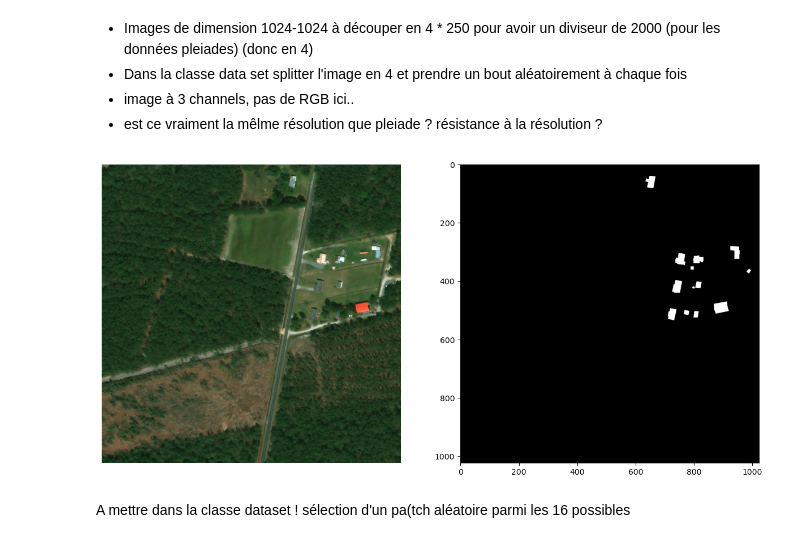
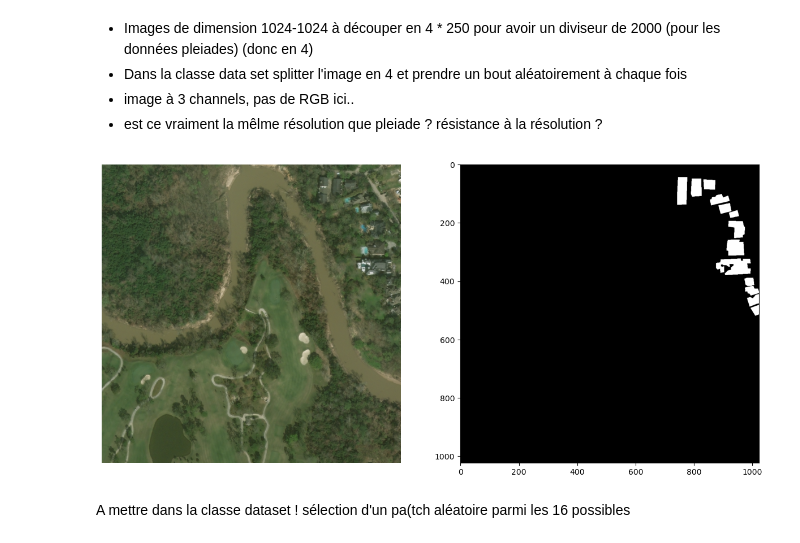
Before and after one commit to InseeFrLab/detection-habitat-spontane, a Jupyter notebook: notebooks/used_labelled_data.ipynb, the cells around one changed output. Drawn from its saved outputs; the diff is of its cells as text; code cells hidden in the pictures.

```diff
--- a/notebooks/used_labelled_data.ipynb
+++ b/notebooks/used_labelled_data.ipynb
@@ -39,10 +46,18 @@ liste_target  = sorted(os.listdir("train/targets/")) # le masque de segmentation
 # %%
 selec_pre_disaster = [nom_image.split("_")[2] == "pre" for nom_image in liste_image]
-liste_image = np.array(liste_image)[selec_pre_disaster]
-liste_label = np.array(liste_label)[selec_pre_disaster]
-liste_target = np.array(liste_target)[selec_pre_disaster]
+selec_tout_sauf_social_fire = [ not nom_image.split("_")[0] in ["social-fire","palu-tsunami"] for nom_image in liste_image]
 
-print(np.sum(selec_pre_disaster)) # 3000 images pour s'entrainer avec des exemples entourés
+selec_train = np.array(selec_pre_disaster) * selec_tout_sauf_social_fire
+selec_val = np.array(selec_pre_disaster) * list(map(lambda x: not x, selec_tout_sauf_social_fire))
 
-train_images_paths = ["train/images/" + elt for elt in liste_image]
-train_masks_paths = ["train/targets/" + elt for elt in liste_target]
+
+train_images_paths = ["train/images/" + elt for elt in np.array(liste_image)[selec_train]]
+train_masks_paths = ["train/targets/" + elt for elt in np.array(liste_target)[selec_train]]
+
+valid_images_paths = ["train/images/" + elt for elt in np.array(liste_image)[selec_val]]
+valid_masks_paths = ["train/targets/" + elt for elt in np.array(liste_target)[selec_val]]
+
+
+sum(selec_pre_disaster)
+sum(selec_train)
+sum(selec_val)
@@ -54,23 +71,23 @@ train_masks_paths = ["train/targets/" + elt for elt in liste_target]
 - image à 3 channels, pas de RGB ici..
 - est ce vraiment la mêlme résolution que pleiade ? résistance à la résolution ?
 # %%
-img = Image.open(train_images_paths[30]) # 30 ok
+img = Image.open(train_images_paths[350]) # 30 ok
 img = img.resize((1000,1000))
 
-masque = Image.open(train_masks_paths[30])
+masque = Image.open(train_masks_paths[350])
 masque = np.array(masque)
-show_mask = np.empty((*masque.shape, 3))
+show_mask = np.zeros((*masque.shape, 3))
 show_mask[masque == 1, :] = [255,255,255]
 show_mask = show_mask.astype(np.uint8)
 
 # On traçe
 fig,(ax1,ax2) = plt.subplots(1,2, figsize = (15,15))
 ax1.imshow(img)
 ax1.axis("off")
 ax2.imshow(show_mask)
 plt.show()
 # %% [output]
-[figure, old version]
+[figure, new version]
 # %% [markdown]
 A mettre dans la classe dataset ! sélection d'un pa(tch aléatoire parmi les 16  possibles
 # %%
```
Also changed, not shown: parts of 22 cells of this notebook.
